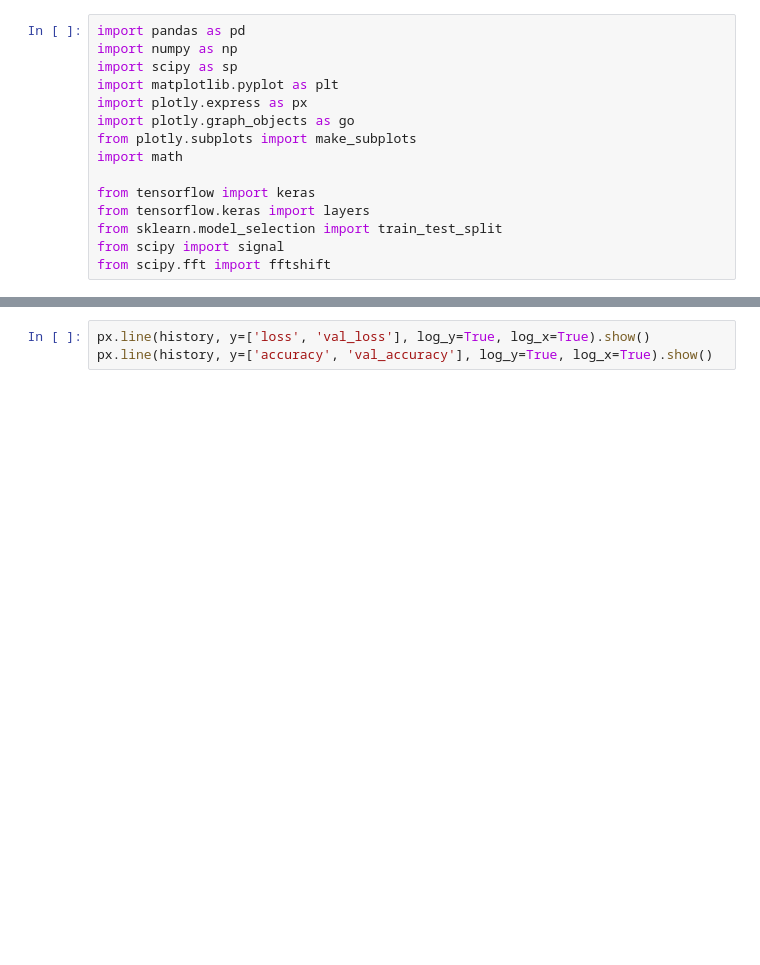
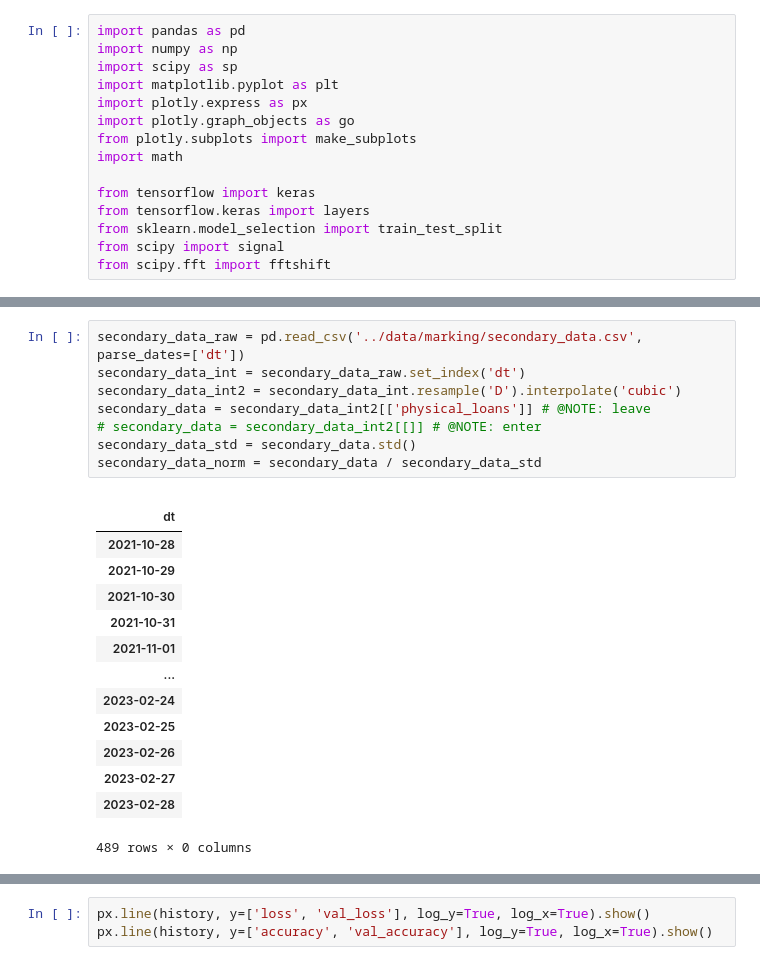
Before and after one commit to web-bee-ru/chestniy-znak-hackathon-2023-task2, a Jupyter notebook: data-analysis/prediction.ipynb, the cells around one changed output, grey strips where cells are left out. Drawn from its saved outputs; the diff is of its cells as text; blank space fills up the shorter version.

Commit message:
second iteration on nn

```diff
--- a/data-analysis/prediction.ipynb
+++ b/data-analysis/prediction.ipynb
@@ -46,0 +64,23 @@ px.line(search_norm)
+# %%
+secondary_data_raw = pd.read_csv('../data/marking/secondary_data.csv', parse_dates=['dt'])
+secondary_data_int = secondary_data_raw.set_index('dt')
+secondary_data_int2 = secondary_data_int.resample('D').interpolate('cubic')
+secondary_data = secondary_data_int2[['physical_loans']] # @NOTE: leave
+# secondary_data = secondary_data_int2[[]] # @NOTE: enter
+secondary_data_std = secondary_data.std()
+secondary_data_norm = secondary_data / secondary_data_std
+# %% [output]
+|  |
+| dt |
+| 2021-10-28 |
+| 2021-10-29 |
+| 2021-10-30 |
+| 2021-10-31 |
+| 2021-11-01 |
+| ... |
+| 2023-02-24 |
+| 2023-02-25 |
+| 2023-02-26 |
+| 2023-02-27 |
+| 2023-02-28 |
+489 rows × 0 columns
```
Also changed, not shown: parts of 12 cells of this notebook.
